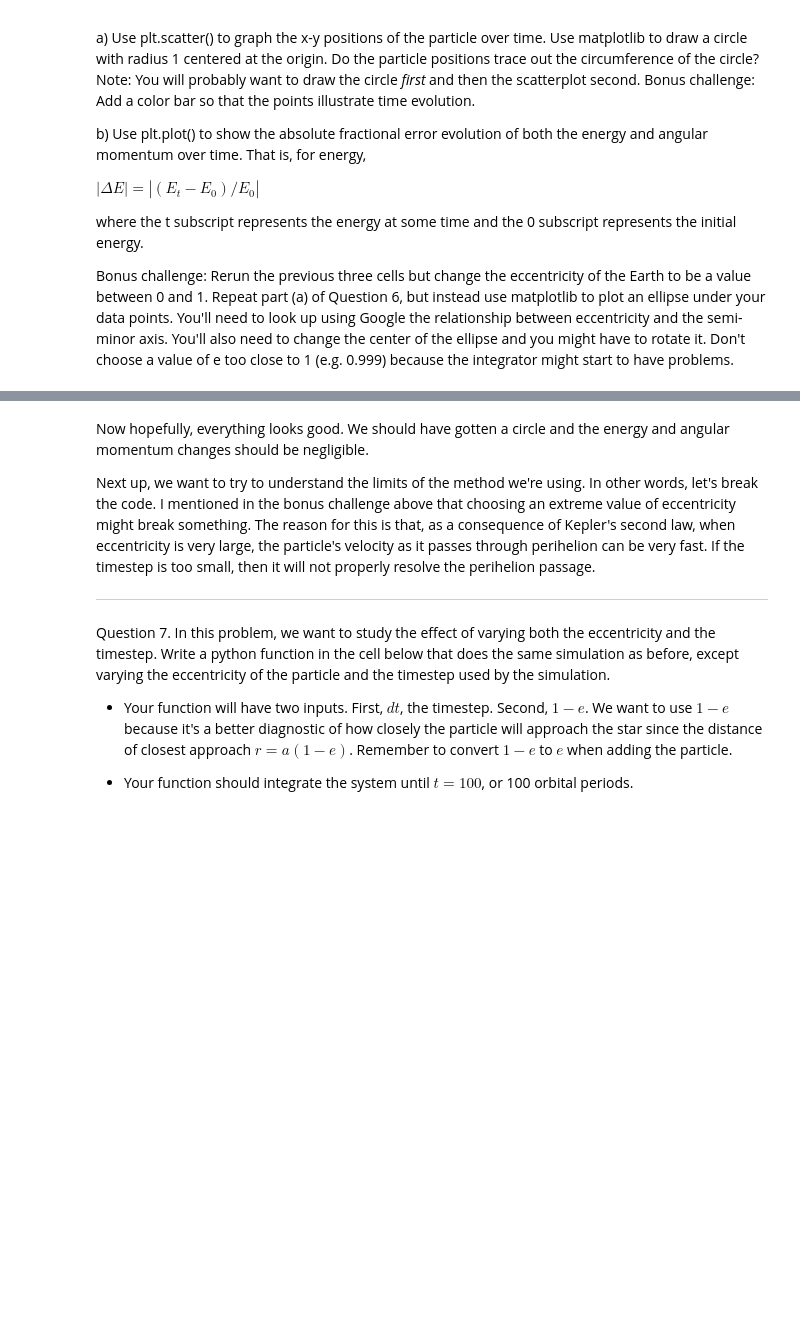
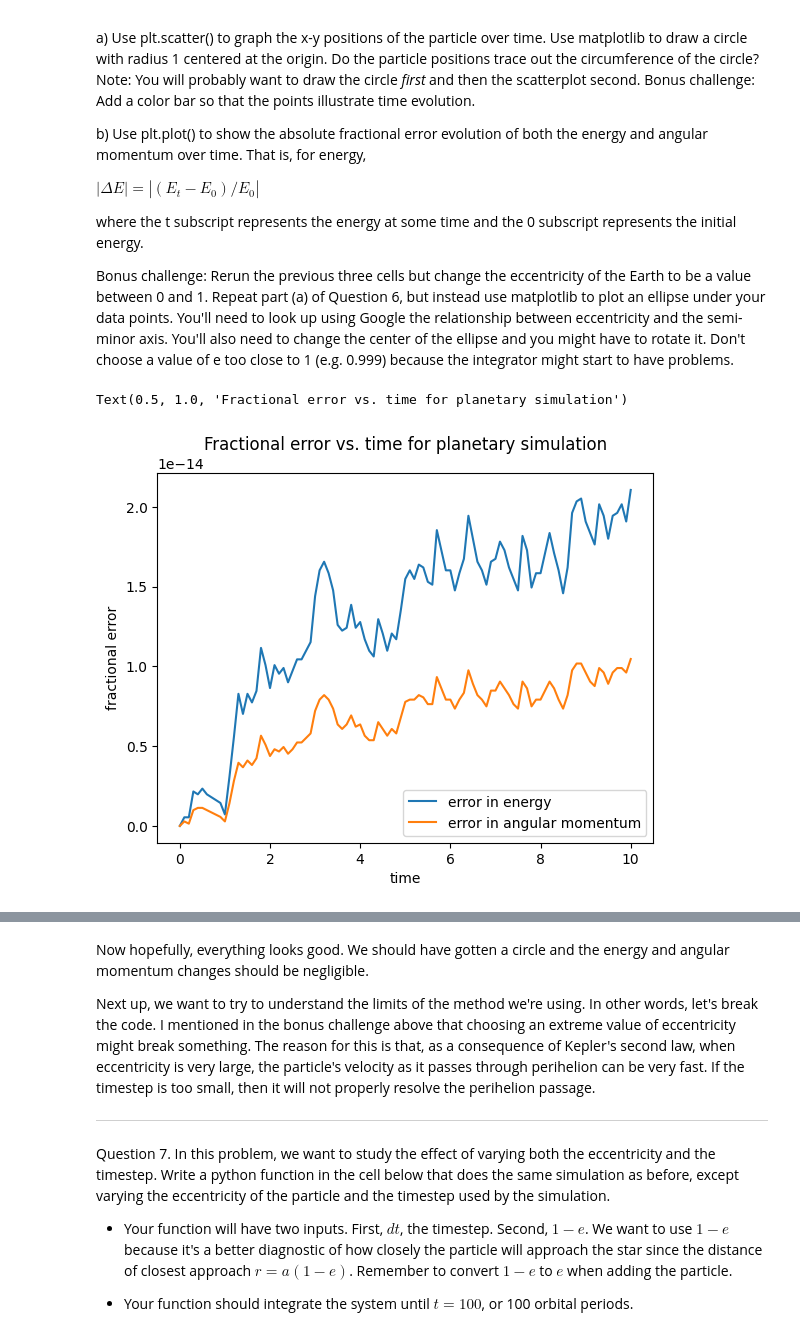
Before and after one commit to CIERA-Northwestern/REACHpy, a Jupyter notebook: Projects/SimulatingPlanetarySystems/SimulatingPlanetarySystems.ipynb, the cells around one changed output, grey strips where cells are left out. Saved outputs shown, nothing was run; the diff lists cells and outputs as text; code cells hidden in the pictures; blank space fills up the shorter version.

```diff
--- a/Projects/SimulatingPlanetarySystems/SimulatingPlanetarySystems.ipynb
+++ b/Projects/SimulatingPlanetarySystems/SimulatingPlanetarySystems.ipynb
@@ -33,3 +49,12 @@ This tells us that for Earth's orbit around the Sun, in this system of units, th
 Question 2: Say that instead of using these new time units and $G=1$, we wanted to just use years. Using the above formula and assuming we keep the other units (solar masses, astronomical units), find what the numerical value of $G$ should be for an orbit of 1 au and total mass 1 $M_\odot$ with orbital period 1 year.
 
 ---
+# %%
+a = 1
+M = 1
+T = 1
+
+Gpred = ((T/(2*np.pi))**-2)*a**3/M
+
+print(f'G predicted: {Gpred:.5f}')
+print(f'G predicted = 4 pi**2:{4* np.pi**2:.5f}')
@@ -163,11 +294,13 @@ Question 5. Take a look at the second code box in the [documentation](https://re
 # %%
 for i in range(len(times)):
     sim.integrate(times[i])
-    vxs[i] =
-    vys[i] =
-    xs[i] =
-    ys[i] =
+    vxs[i] = sim.particles[1].vx
+    vys[i] = sim.particles[1].vy
+    xs[i] = sim.particles[1].x
+    ys[i] = sim.particles[1].y
 
 print(xs)
 
 # calculate energy and angular momentum here
+Es = E_tot(xs, ys, vxs, vys)
+Ls = L_tot(xs, ys, vxs, vys)
@@ -187,6 +338,23 @@ $ |\Delta E| = | (E_t - E_0)/E_0 | $
 where the t subscript represents the energy at some time and the 0 subscript represents the initial energy.
 
 Bonus challenge: Rerun the previous three cells but change the eccentricity of the Earth to be a value between 0 and 1. Repeat part (a) of Question 6, but instead use matplotlib to plot an ellipse under your data points. You'll need to look up using Google the relationship between eccentricity and the semi-minor axis. You'll also need to change the center of the ellipse and you might have to rotate it. Don't choose a value of e too close to 1 (e.g. 0.999) because the integrator might start to have problems.
+# %%
+Es = E_tot(xs, ys, vxs, vys)
+Ls = L_tot(xs, ys, vxs, vys)
+
+errorE = np.abs( (Es - Es[0]) / Es[0])
+errorL = np.abs( (Ls - Ls[0]) / Ls[0])
+
+plt.plot(times, errorE, label='error in energy')
+plt.plot(times, errorL, label='error in angular momentum')
+
+plt.legend(loc=4)
+plt.xlabel('time')
+plt.ylabel('fractional error')
+plt.title('Fractional error vs. time for planetary simulation')
+# %% [output]
+Text(0.5, 1.0, 'Fractional error vs. time for planetary simulation')
+[figure, added]
 # %%
 fig,ax = plt.subplots()
 ax.add_patch(plt.Circle((0,0),radius=1,fill=False)) # plotting the circle
```
Also changed, not shown: parts of 41 cells of this notebook.
